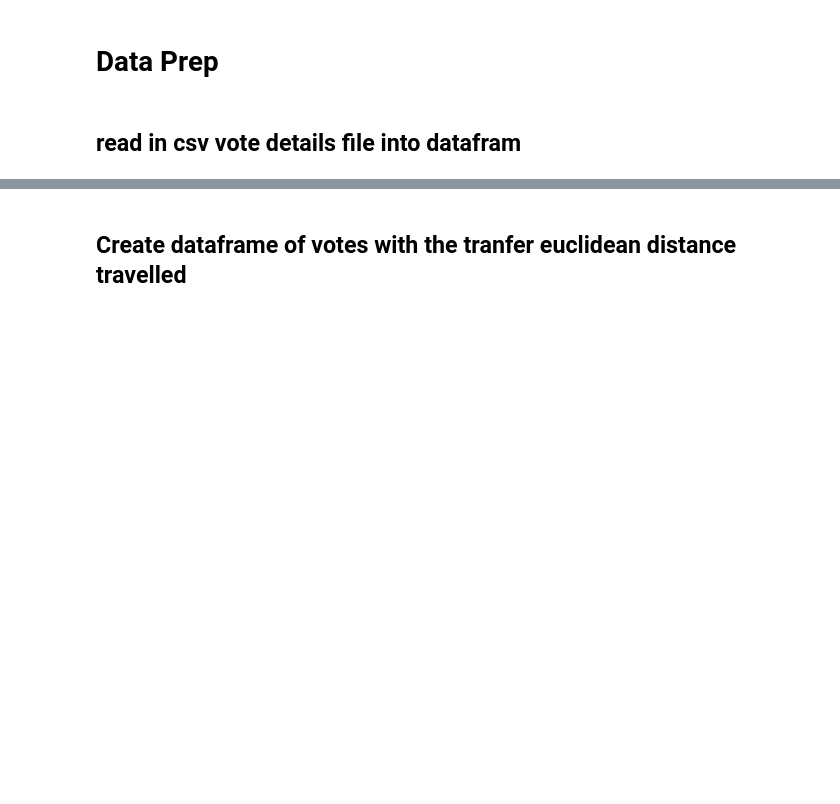
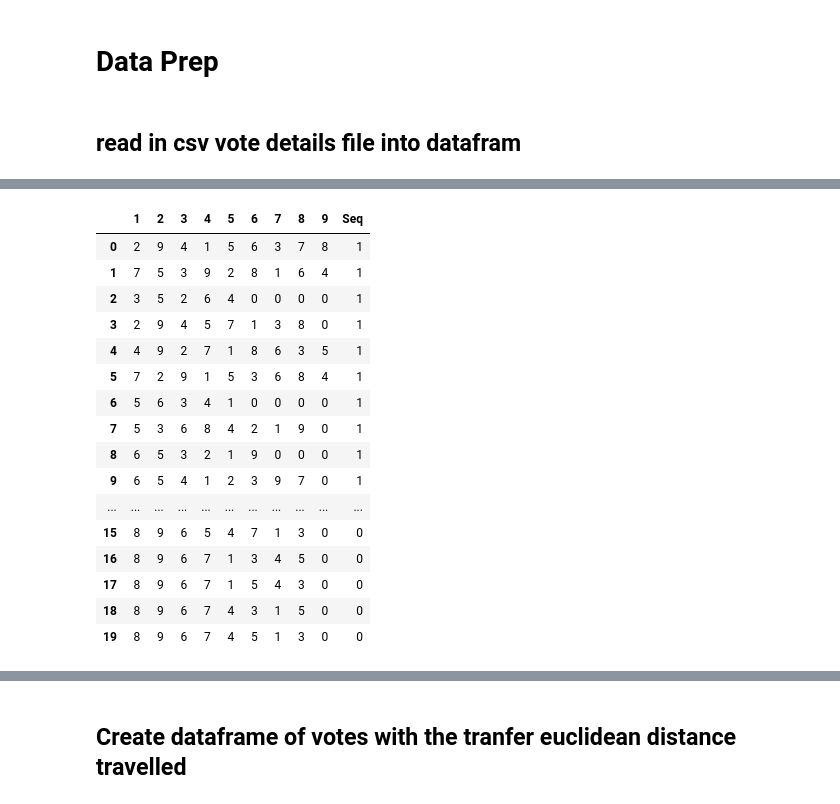
Before and after one commit to conorgilmer/STV-Ballot-as-a-signature, a Jupyter notebook: python/DataPrep.ipynb, the cells around one changed output, grey strips where cells are left out. Saved outputs shown, nothing was run; the diff lists cells and outputs as text; code cells hidden in the pictures; blank space fills up the shorter version.

```diff
--- a/python/DataPrep.ipynb
+++ b/python/DataPrep.ipynb
@@ -85,5 +144,6 @@ for row in range(len(listdf)):
 # %%
 #display(listpref_parties)
 dfpar = pd.DataFrame(listpref_parties)
+dfnums = pd.DataFrame(listpref_nums)
 # %%
 display(dfpar)
@@ -89,0 +168,7 @@ display(dfpar)
+# %%
+#convert all nan to 0
+dfnums=dfnums.fillna(0)
+dfnums = dfnums.astype(int)
+#display(dfnums)
+dfnums.columns += 1
+display(dfnums.head(5))
@@ -90,3 +182,24 @@ display(dfpar)
+# %%
+dfnums['Seq'] = seqlist
+display(dfnums)
+# %% [output]
+|  | 1 | 2 | 3 | 4 | 5 | 6 | 7 | 8 | 9 | Seq |
+| 0 | 2 | 9 | 4 | 1 | 5 | 6 | 3 | 7 | 8 | 1 |
+| 1 | 7 | 5 | 3 | 9 | 2 | 8 | 1 | 6 | 4 | 1 |
+| 2 | 3 | 5 | 2 | 6 | 4 | 0 | 0 | 0 | 0 | 1 |
+| 3 | 2 | 9 | 4 | 5 | 7 | 1 | 3 | 8 | 0 | 1 |
+| 4 | 4 | 9 | 2 | 7 | 1 | 8 | 6 | 3 | 5 | 1 |
+| 5 | 7 | 2 | 9 | 1 | 5 | 3 | 6 | 8 | 4 | 1 |
+| 6 | 5 | 6 | 3 | 4 | 1 | 0 | 0 | 0 | 0 | 1 |
+| 7 | 5 | 3 | 6 | 8 | 4 | 2 | 1 | 9 | 0 | 1 |
+| 8 | 6 | 5 | 3 | 2 | 1 | 9 | 0 | 0 | 0 | 1 |
+| 9 | 6 | 5 | 4 | 1 | 2 | 3 | 9 | 7 | 0 | 1 |
+| ... | ... | ... | ... | ... | ... | ... | ... | ... | ... | ... |
+| 15 | 8 | 9 | 6 | 5 | 4 | 7 | 1 | 3 | 0 | 0 |
+| 16 | 8 | 9 | 6 | 7 | 1 | 3 | 4 | 5 | 0 | 0 |
+| 17 | 8 | 9 | 6 | 7 | 1 | 5 | 4 | 3 | 0 | 0 |
+| 18 | 8 | 9 | 6 | 7 | 4 | 3 | 1 | 5 | 0 | 0 |
+| 19 | 8 | 9 | 6 | 7 | 4 | 5 | 1 | 3 | 0 | 0 |
 # %%
 #download compass data positioning irish political parties on the political spectrum
 #pcData='../data/pc.csv'
```
Also changed, not shown: parts of 15 cells of this notebook, 1 other file.
